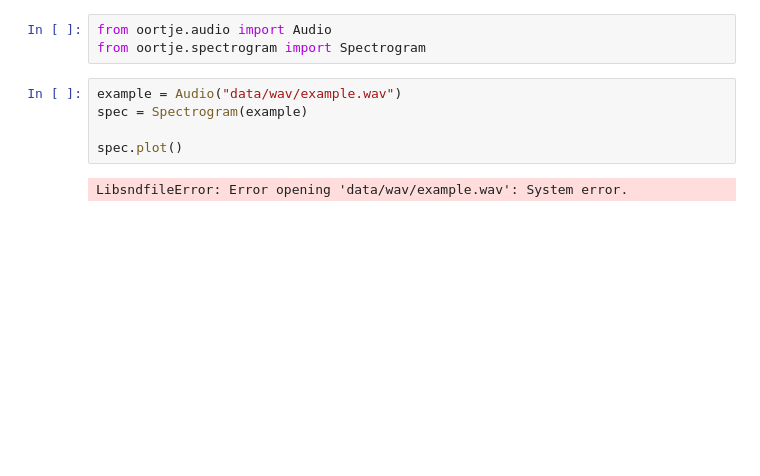
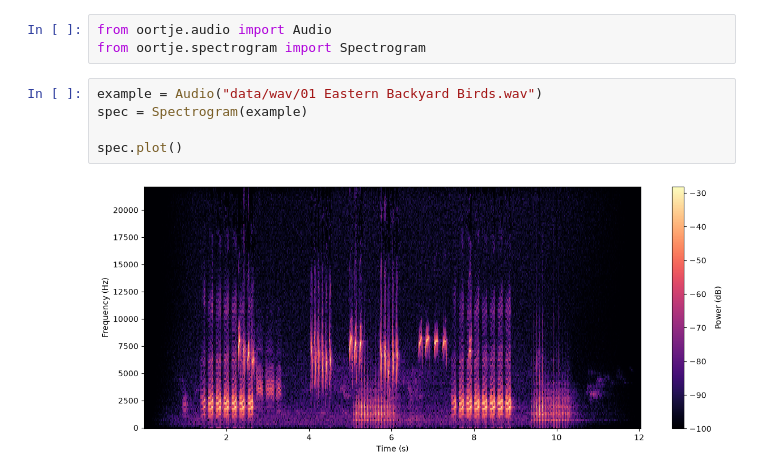
Before and after one commit to mfrans1/Oortje, a Jupyter notebook: test_bed.ipynb, the cells around one changed output. Saved outputs shown, nothing was run; the diff lists cells and outputs as text; blank space fills up the shorter version.

```diff
--- a/test_bed.ipynb
+++ b/test_bed.ipynb
@@ -2,9 +2,9 @@
 from oortje.audio import Audio
 from oortje.spectrogram import Spectrogram
 # %%
-example = Audio("data/wav/example.wav")
+example = Audio("data/wav/01 Eastern Backyard Birds.wav")
 spec = Spectrogram(example)
 
 spec.plot()
 # %% [output]
-LibsndfileError: Error opening 'data/wav/example.wav': System error.
+[figure, added]
```
Also changed, not shown: 4 other files.
